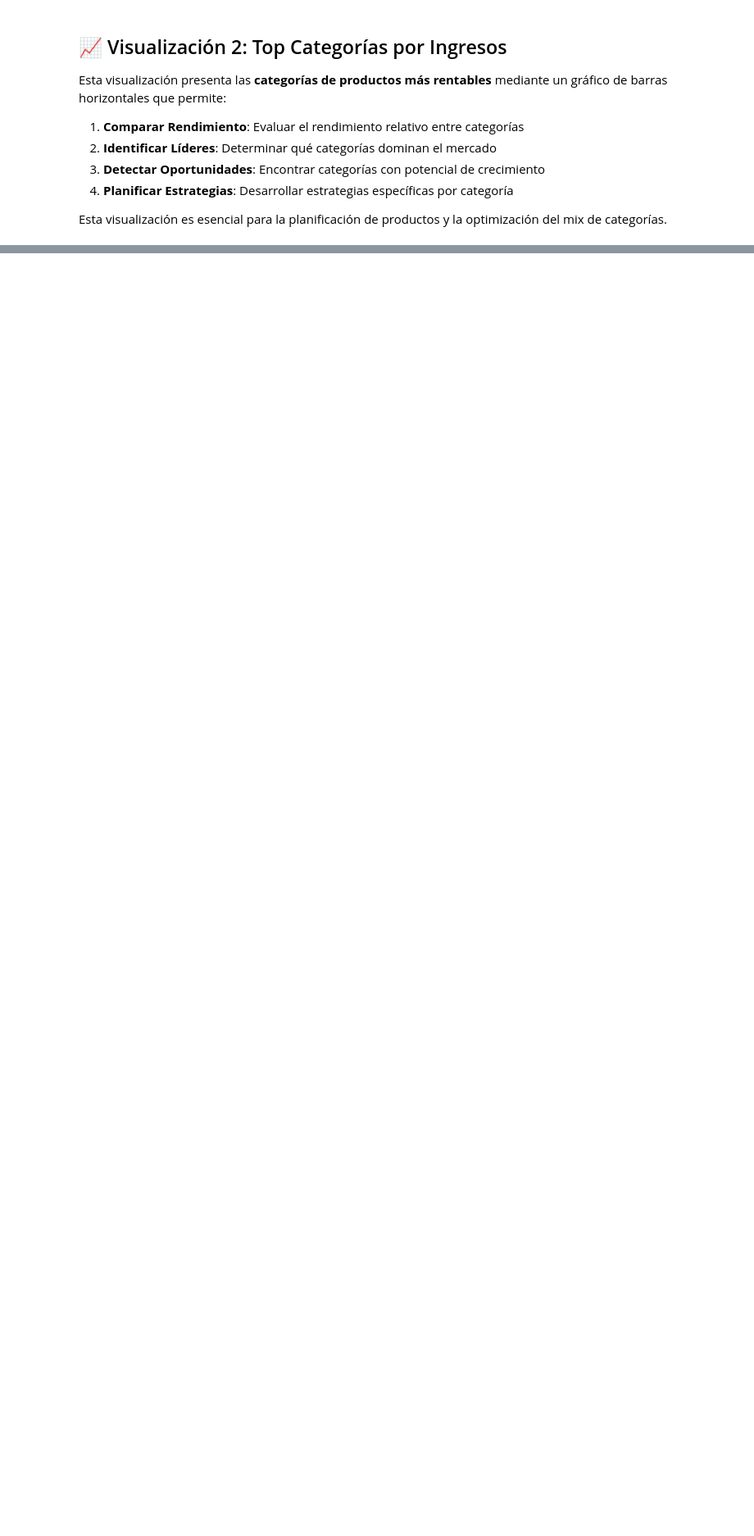
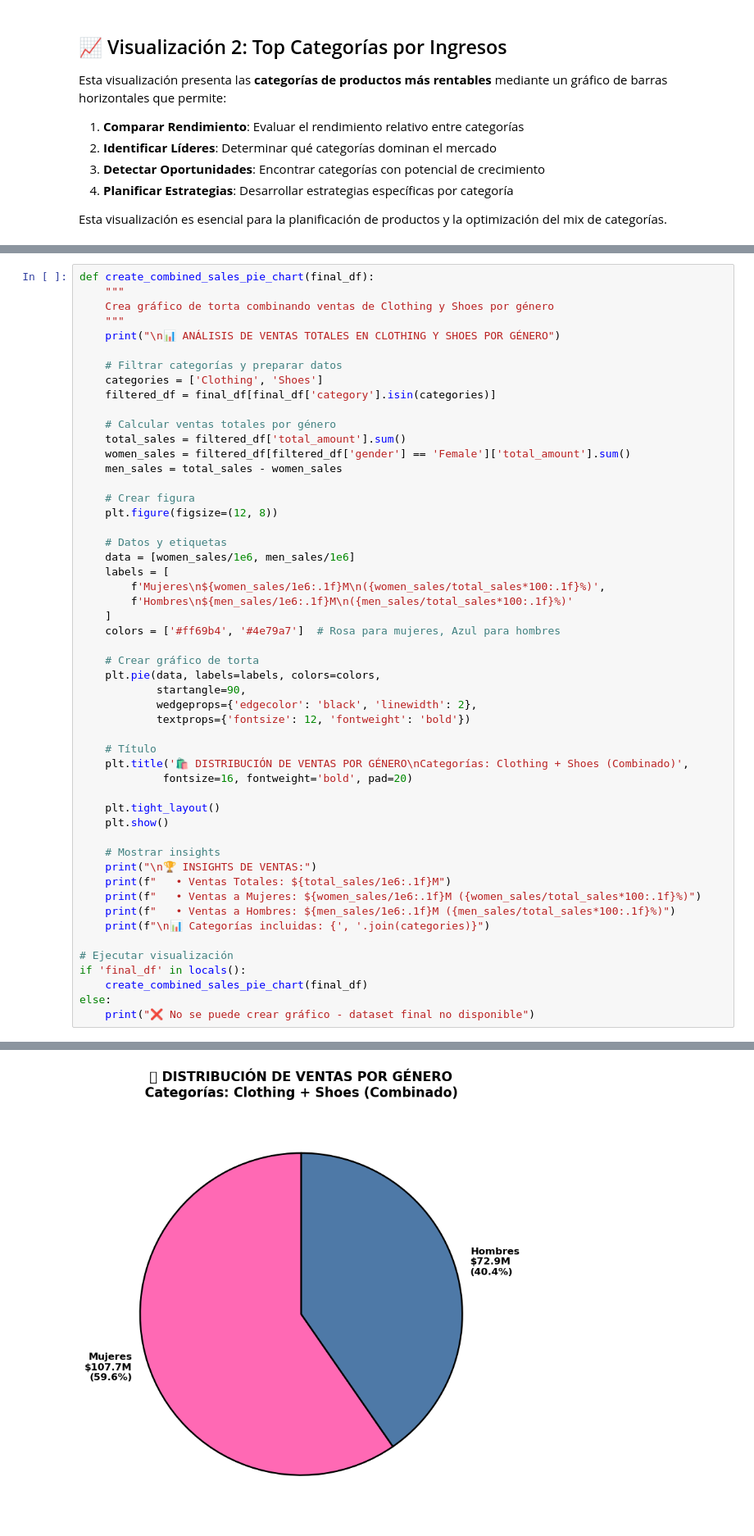
Before and after one commit to MarcosArtificialIntelligence/ABP-TS-Programacion-Y-Base-de-datos, a Jupyter notebook: Analisis-de-negocio-Ventas-Clientes-Insights.ipynb, the cells around one changed output, grey strips where cells are left out. Shown at 82% size. Drawn from its saved outputs; the diff is of its cells as text; blank space fills up the shorter version.

```diff
--- a/Analisis-de-negocio-Ventas-Clientes-Insights.ipynb
+++ b/Analisis-de-negocio-Ventas-Clientes-Insights.ipynb
@@ -640,0 +731,53 @@ else:
+# %%
+def create_combined_sales_pie_chart(final_df):
+    """
+    Crea gráfico de torta combinando ventas de Clothing y Shoes por género
+    """
+    print("\n📊 ANÁLISIS DE VENTAS TOTALES EN CLOTHING Y SHOES POR GÉNERO")
+
+    # Filtrar categorías y preparar datos
+    categories = ['Clothing', 'Shoes']
+    filtered_df = final_df[final_df['category'].isin(categories)]
+
+    # Calcular ventas totales por género
+    total_sales = filtered_df['total_amount'].sum()
+    women_sales = filtered_df[filtered_df['gender'] == 'Female']['total_amount'].sum()
+    men_sales = total_sales - women_sales
+
+    # Crear figura
+    plt.figure(figsize=(12, 8))
+
+    # Datos y etiquetas
+    data = [women_sales/1e6, men_sales/1e6]
+    labels = [
+        f'Mujeres\n${women_sales/1e6:.1f}M\n({women_sales/total_sales*100:.1f}%)',
+        f'Hombres\n${men_sales/1e6:.1f}M\n({men_sales/total_sales*100:.1f}%)'
+    ]
+    colors = ['#ff69b4', '#4e79a7']  # Rosa para mujeres, Azul para hombres
+
+    # Crear gráfico de torta
+    plt.pie(data, labels=labels, colors=colors,
+            startangle=90,
+            wedgeprops={'edgecolor': 'black', 'linewidth': 2},
+            textprops={'fontsize': 12, 'fontweight': 'bold'})
+
+    # Título
+    plt.title('🛍️ DISTRIBUCIÓN DE VENTAS POR GÉNERO\nCategorías: Clothing + Shoes (Combinado)',
+             fontsize=16, fontweight='bold', pad=20)
+
+    plt.tight_layout()
+    plt.show()
+
+    # Mostrar insights
+    print("\n🏆 INSIGHTS DE VENTAS:")
+    print(f"   • Ventas Totales: ${total_sales/1e6:.1f}M")
+    print(f"   • Ventas a Mujeres: ${women_sales/1e6:.1f}M ({women_sales/total_sales*100:.1f}%)")
+    print(f"   • Ventas a Hombres: ${men_sales/1e6:.1f}M ({men_sales/total_sales*100:.1f}%)")
+    print(f"\n📊 Categorías incluidas: {', '.join(categories)}")
+
+# Ejecutar visualización
+if 'final_df' in locals():
+    create_combined_sales_pie_chart(final_df)
+else:
+    print("❌ No se puede crear gráfico - dataset final no disponible")
+# %% [output]
@@ -640,0 +785 @@ else:
+[figure, added]
```
Also changed, not shown: parts of 9 cells of this notebook, 1 other file.
